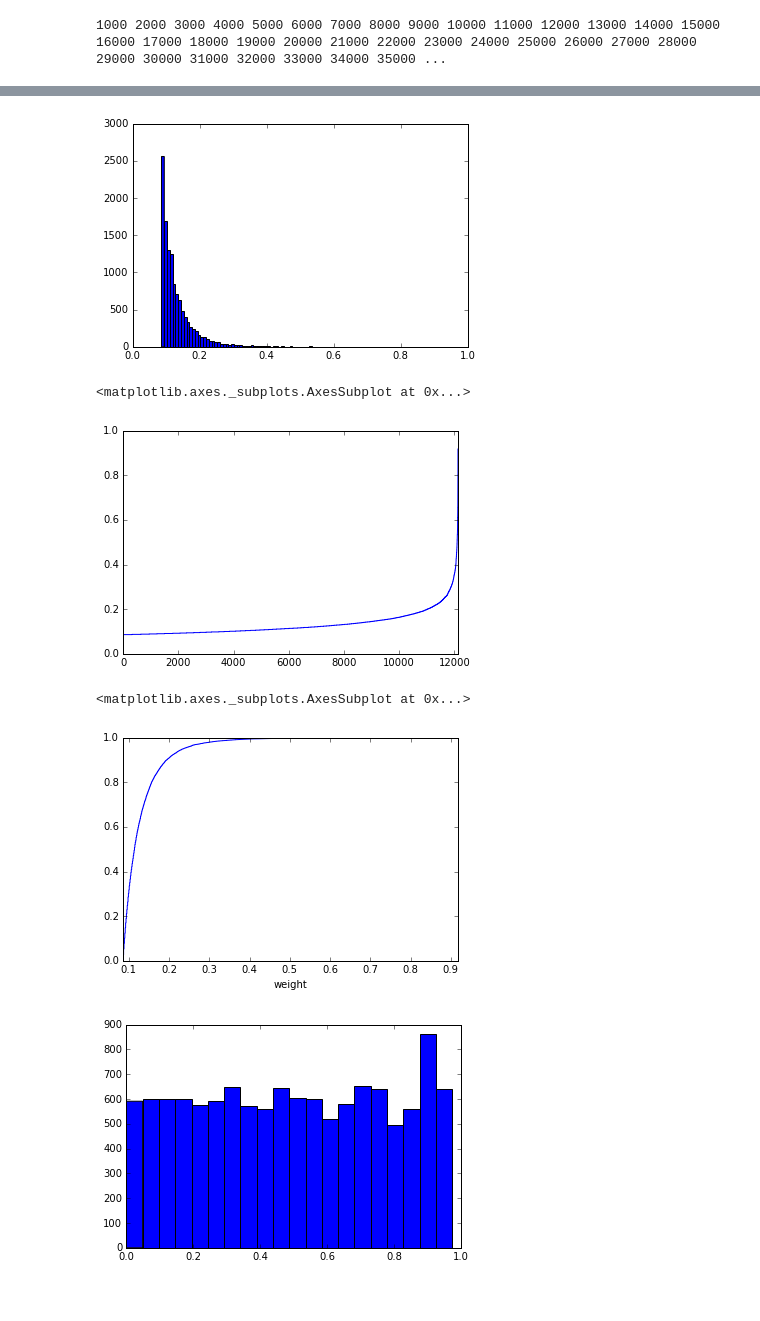
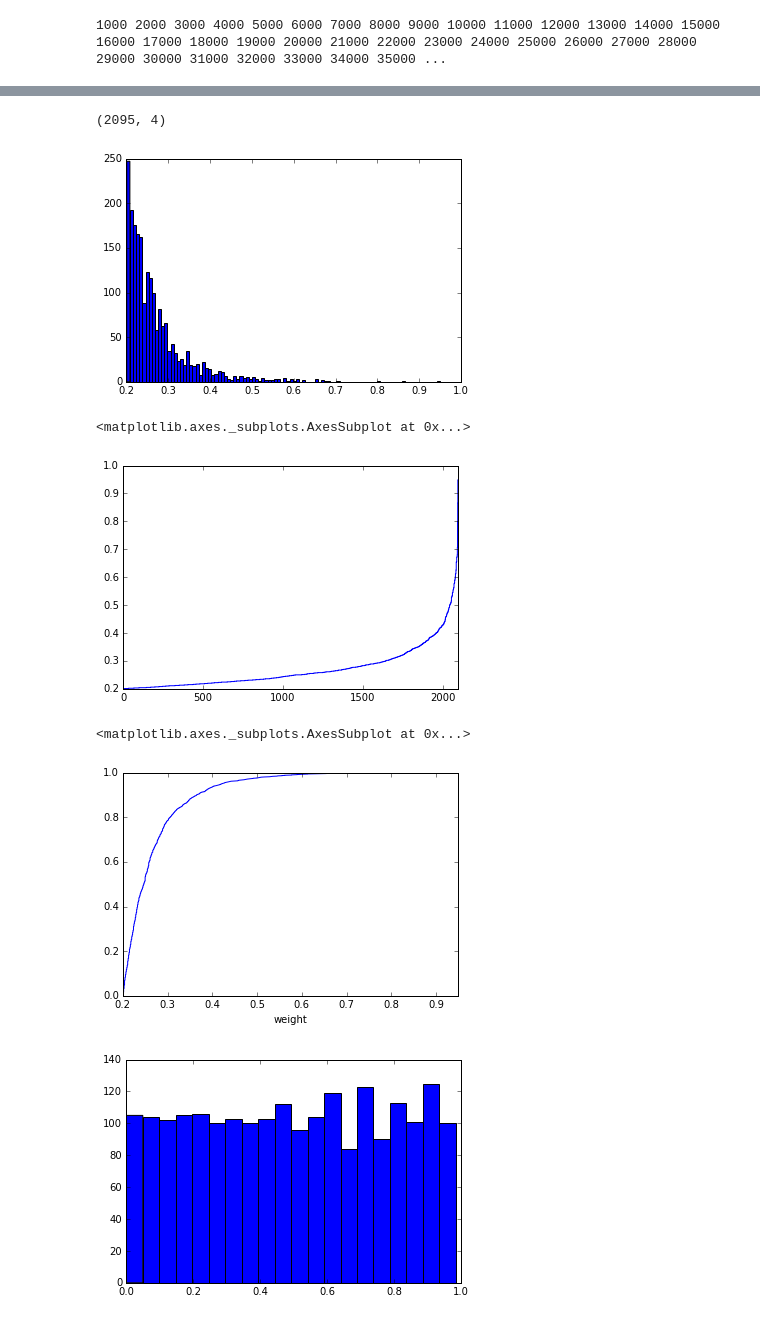
Before and after one commit to Moqri/KnowledgeMap, a Jupyter notebook: analysis/bib.ipynb, the cells around one changed output, grey strips where cells are left out. Saved outputs shown, nothing was run; the diff lists cells and outputs as text; code cells hidden in the pictures.

```diff
--- a/analysis/bib.ipynb
+++ b/analysis/bib.ipynb
@@ -61,5 +59,5 @@ NameError: name 'cite_all' is not defined
 # %%
-df=pd.read_csv('cite_all_id.csv',index_col='Unnamed: 0')
+df=pd.read_csv('..\csv\cite_all_id.csv')
 # %%
 x=df.citing.max()
 y=df.cited_id.max()
@@ -100,28 +95,34 @@ df=df[df.weight>.085]
+# %%
+bib_df=pd.read_csv('../csv/bib.csv')
+bib_df=bib_df[bib_df.weight>.2]
+bib_df.shape
+# %% [output]
+(2095, 4)
 # %%
-l=df.weight
+l=bib_df.weight
 hist=plt.hist(l,100)
 # %% [output]
-[figure, old version]
+[figure, new version]
 # %%
 l=l.sort_values()
 l=l.reset_index(drop=True)
 l.plot(drawstyle='steps')
 # %% [output]
 <matplotlib.axes._subplots.AxesSubplot at 0x...>
-[figure, old version]
+[figure, new version]
 # %%
 cum_dist = np.linspace(0.,1.,len(l))
 cdf = pd.Series(cum_dist, index=l)
 cdf.plot()
 # %% [output]
 <matplotlib.axes._subplots.AxesSubplot at 0x...>
-[figure, old version]
+[figure, new version]
 # %%
 dic=cdf.to_dict()
-df['p']=df.weight.apply(lambda x :1- dic[x])
-p=df[df.weight>0].p
+bib_df['p']=bib_df.weight.apply(lambda x :1- dic[x])
+p=bib_df[bib_df.weight>0].p
 binwidth=.01
 hist=plt.hist(p,20)
 # %% [output]
-[figure, old version]
+[figure, new version]
 # %%
```
Also changed, not shown: parts of 10 cells of this notebook, 8 other files.
